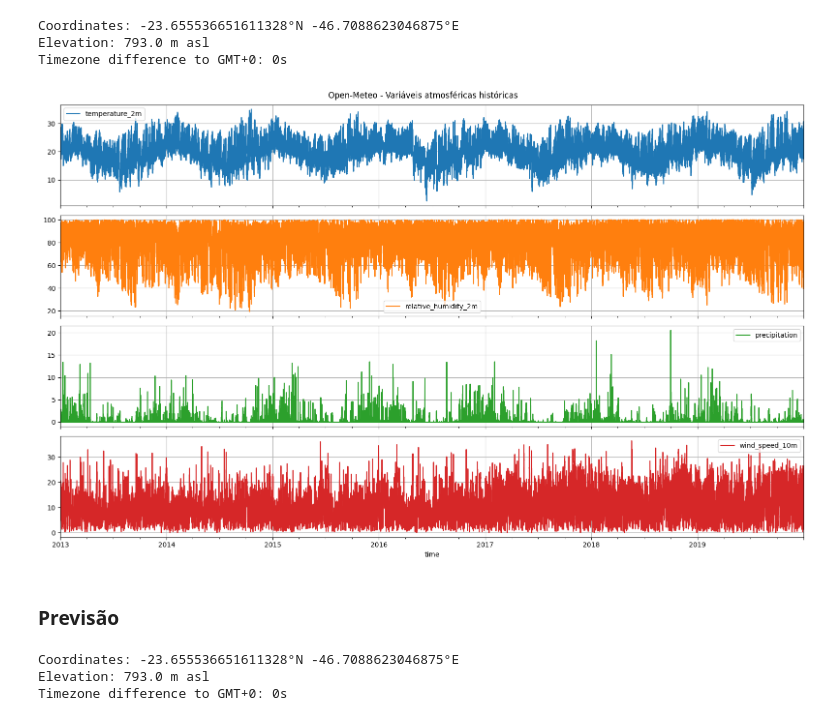
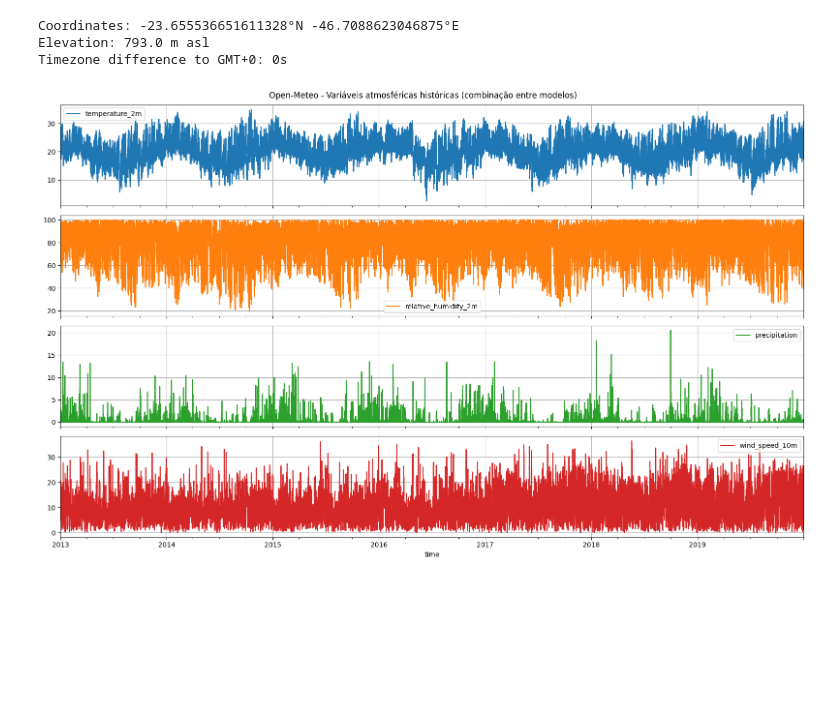
Before and after one commit to izabelcmn/respira_sp, a Jupyter notebook: notebook/izabelcmn_variaveis_atmosferica.ipynb, the cells around one changed output. Cells and saved outputs as stored; diff of their text form; code cells hidden in the pictures; blank space fills up the shorter version.

Commit message:
Evaluating different atmospheric models (ERA5, ERA5-Land)

```diff
--- a/notebook/izabelcmn_variaveis_atmosferica.ipynb
+++ b/notebook/izabelcmn_variaveis_atmosferica.ipynb
@@ -82,65 +82,14 @@ hourly_dataframe = hourly_dataframe.sort_index()
 # %%
 # PLOTAR TODAS AS VARIÁVEIS
 hourly_dataframe.plot(
     figsize=(16, 10),
     subplots=True,
     sharex=True,
     grid=True,
-    title="Open-Meteo - Variáveis atmosféricas históricas"
+    title="Open-Meteo - Variáveis atmosféricas históricas (combinação entre modelos)"
 )
 
 plt.tight_layout()
 plt.show()
 # %% [output]
-[figure, old version]
+[figure, new version]
-# %% [markdown]
-### Previsão
-# %%
-# Setup the Open-Meteo API client with cache and retry on error
-cache_session = requests_cache.CachedSession('.cache', expire_after = 3600)
-retry_session = retry(cache_session, retries = 5, backoff_factor = 0.2)
-openmeteo = openmeteo_requests.Client(session = retry_session)
-
-# Make sure all required weather variables are listed here
-# The order of variables in hourly or daily is important to assign them correctly below
-url = "https://api.open-meteo.com/v1/forecast"
-params = {
-	"latitude": -23.6473149,
-	"longitude": -46.6643635,
-	"hourly": ["temperature_2m", "relative_humidity_2m", "wind_speed_10m", "precipitation_probability"],
-	"forecast_days": 1,
-}
-responses = openmeteo.weather_api(url, params = params)
-
-# Process first location. Add a for-loop for multiple locations or weather models
-response = responses[0]
-print(f"Coordinates: {response.Latitude()}°N {response.Longitude()}°E")
-print(f"Elevation: {response.Elevation()} m asl")
-print(f"Timezone difference to GMT+0: {response.UtcOffsetSeconds()}s")
-
-# Process hourly data. The order of variables needs to be the same as requested.
-hourly = response.Hourly()
-hourly_temperature_2m = hourly.Variables(0).ValuesAsNumpy()
-hourly_relative_humidity_2m = hourly.Variables(1).ValuesAsNumpy()
-hourly_wind_speed_10m = hourly.Variables(2).ValuesAsNumpy()
-hourly_precipitation_probability = hourly.Variables(3).ValuesAsNumpy()
-
-hourly_data = {
-	"date": pd.date_range(
-		start = pd.to_datetime(hourly.Time(), unit = "s", utc = True),
-		end =  pd.to_datetime(hourly.TimeEnd(), unit = "s", utc = True),
-		freq = pd.Timedelta(seconds = hourly.Interval()),
-		inclusive = "left"
-	)
-}
-
-hourly_data["temperature_2m"] = hourly_temperature_2m
-hourly_data["relative_humidity_2m"] = hourly_relative_humidity_2m
-hourly_data["wind_speed_10m"] = hourly_wind_speed_10m
-hourly_data["precipitation_probability"] = hourly_precipitation_probability
-
-hourly_dataframe = pd.DataFrame(data = hourly_data)
-# %% [output]
-Coordinates: -23.655536651611328°N -46.7088623046875°E
-Elevation: 793.0 m asl
-Timezone difference to GMT+0: 0s
```
Also changed, not shown: parts of 12 cells of this notebook.
